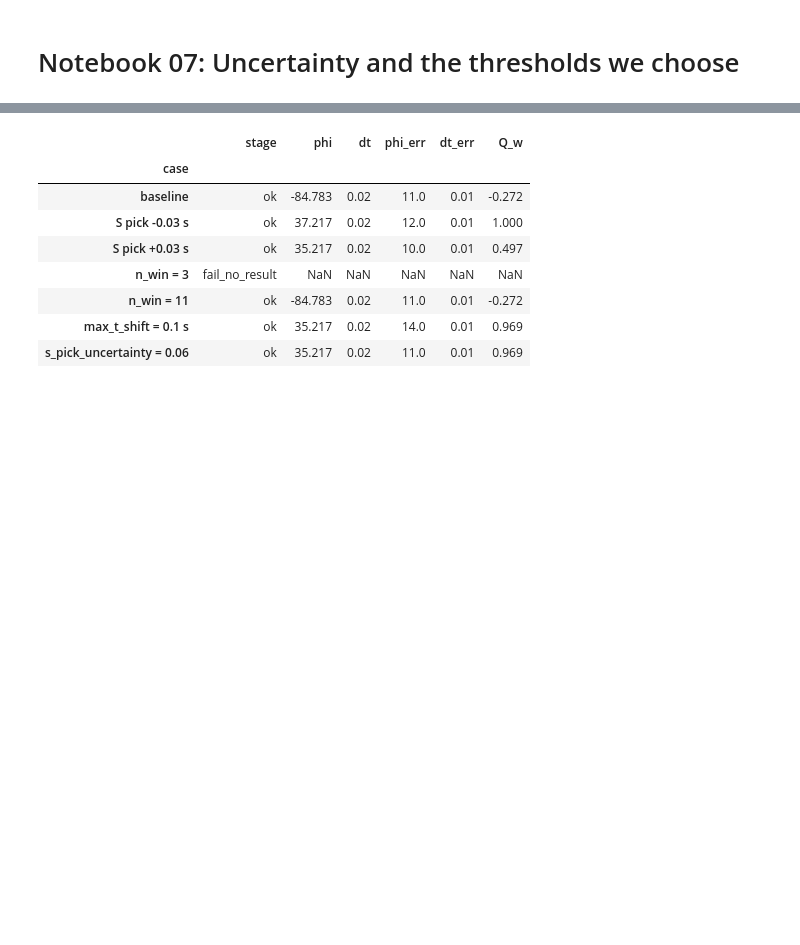
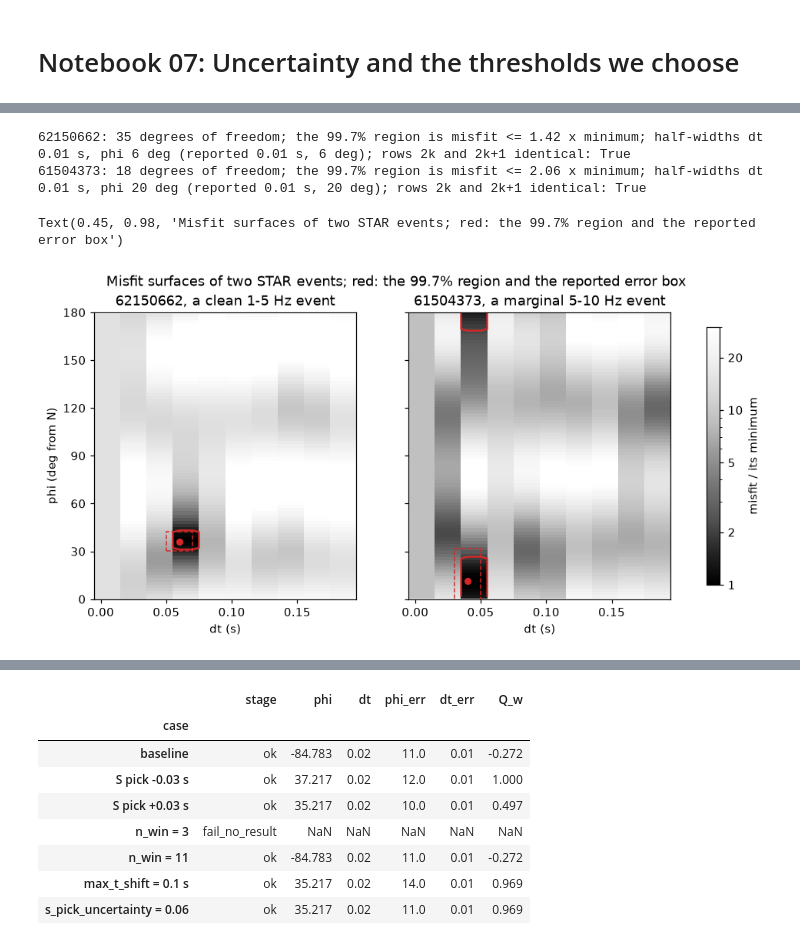
Before and after one commit to mhemmett/rainier-sws-tutorials, a Jupyter notebook: notebooks/07_uncertainty_and_thresholds.ipynb, the cells around one changed output, grey strips where cells are left out. Cells and saved outputs as stored; diff of their text form; code cells hidden in the pictures; blank space fills up the shorter version.

```diff
--- a/notebooks/07_uncertainty_and_thresholds.ipynb
+++ b/notebooks/07_uncertainty_and_thresholds.ipynb
@@ -174,3 +2,0 @@ admit
-# %%
-ax = admit.plot(figsize=(9, 4.5), marker="o"); ax.axvline(45, color="k", ls=":")
-ax.set_ylabel("events admitted by the gate"); ax.set_title("How many events each station would attempt versus the incidence cutoff")
@@ -226,0 +44,15 @@ Finally, the knobs inside a single measurement. Re-measure the figure-3 event wi
+# %%
+STATIONS = ["STAR", "RCM", "MILD"]
+# STAR from the research re-run on true Z/N/E with clipped events removed (oriented=True);
+# RCM and MILD are oriented as their metadata say, and their results did not change
+res = {s: pd.read_csv(paths.station_results_csv(s, oriented=(s == "STAR"))) for s in STATIONS}
+star = res["STAR"]
+ok = quality.successful(star)                       # every STAR measurement that returned a phi and a dt
+kept = quality.post_filtered(star)                  # the ones that pass the post-processing filter
+for df in (ok, kept):
+    df["band"] = df.filter_band.map(BAND_NAMES).fillna("other bands")
+kept["time"] = benchmark.event_times(kept)
+kept["day"] = kept.time.dt.floor(P.block)          # UTC day, as in notebook 03
+for s in STATIONS:
+    f = quality.funnel(res[s])
+    print(f"{s}: {f.attempted} attempted, {f.successful} successful, {f.filtered} pass the post-processing filter")
@@ -226,0 +75,56 @@ Finally, the knobs inside a single measurement. Re-measure the figure-3 event wi
+# %%
+from swspy.splitting import split_windowcheck as swc
+cat = data.load_station_catalog("STAR")
+lat, lon, _ = data.station_coords("STAR")
+
+def misfit_surface(evid):
+    """Re-measure one STAR event and return the misfit surface of the window SWSPy reports, with its 99.7% bound."""
+    row = cat[cat.evid == evid].iloc[0]
+    m = measure.measure_event(row, data.get_event_stream("STAR", row, allow_download=False), "STAR", lat, lon,
+                              incidence_angle=float(star.set_index("evid").loc[evid, "incidence_angle"]))
+    so = m.splitting_object
+    surf = so.phi_dt_grid_best_window["STAR"]          # lambda2 / lambda1: rows are dt, columns phi (from Q, -90 to 90)
+    # the degrees of freedom come from the transverse trace SWSPy used: rotate to the ray frame and cut it the same way
+    lqt = swc._rotate_ZNE_to_LQT(m.stream_filtered.copy(), m.back_azimuth, m.incidence_angle)
+    s = data.to_utc(row.s_time)
+    lqt.trim(s - so.overall_win_start_pre_fast_S_pick, s + so.overall_win_end_post_fast_S_pick + so.max_t_shift_s)
+    dof = swc.calc_dof(lqt.select(channel="??T")[0].data)
+    bound = swc.ftest(surf, dof, alpha=0.003, k=2)    # the 99.7 percent ("3 sigma") level, as SWSPy uses it
+    return dict(m=m, dt=so.lags_labels, phi_Q=so.phis_labels, surf=surf, dof=dof, bound=bound)
+
+def half_widths(s):
+    """SWSPy's dt and phi errors: half the extent of the region below the bound (phi wraps at +-90 degrees)."""
+    inside = s["surf"] <= s["bound"]
+    rows = np.flatnonzero(inside.any(axis=1))
+    dt_err = (rows[-1] - rows[0] + 1) * (s["dt"][1] - s["dt"][0]) / 2
+    cols = np.flatnonzero(np.hstack([inside.any(axis=0)] * 3))
+    phi_err = (inside.shape[1] - (np.diff(cols).max() - 1)) * (s["phi_Q"][1] - s["phi_Q"][0]) / 2
+    return dt_err, phi_err
+
+fig, axes = plt.subplots(1, 2, figsize=(11, 4.4), sharey=True)
+for ax, evid, what in zip(axes, [62150662, 61504373], ["a clean 1-5 Hz event", "a marginal 5-10 Hz event"]):
+    s = misfit_surface(evid); m = s["m"]
+    phi_N = np.mod(s["phi_Q"][:-1] + m.back_azimuth, 180)       # phi from north = phi from Q + back azimuth
+    order = np.argsort(phi_N)
+    z = (s["surf"][:, :-1] / s["surf"].min())[:, order]
+    pc = ax.pcolormesh(s["dt"], phi_N[order], z.T, cmap="Greys_r", shading="nearest",
+                       norm=plt.matplotlib.colors.LogNorm(vmin=1, vmax=30))
+    ax.contour(s["dt"], phi_N[order], (z <= s["bound"] / s["surf"].min()).T.astype(float), levels=[0.5], colors="tab:red", linewidths=1.5)
+    ax.add_patch(plt.Rectangle((m.dt - m.dt_error, m.phi % 180 - m.phi_error), 2 * m.dt_error, 2 * m.phi_error,
+                               fill=False, ec="tab:red", ls="--", lw=1))
+    ax.plot(m.dt, m.phi % 180, "o", color="tab:red", ms=5)
+    ax.set(xlabel="dt (s)", title=f"{evid}, {what}", ylim=(0, 180), yticks=range(0, 181, 30))
+    ax.grid(False)
+    dt_err, phi_err = half_widths(s)
+    print(f"{evid}: {s['dof']:.0f} degrees of freedom; the 99.7% region is misfit <= {s['bound'] / s['surf'].min():.2f} x minimum; "
+          f"half-widths dt {dt_err:.2f} s, phi {phi_err:.0f} deg (reported {m.dt_error:.2f} s, {m.phi_error:.0f} deg); "
+          f"rows 2k and 2k+1 identical: {np.allclose(s['surf'][0::2], s['surf'][1::2])}")
+axes[0].set_ylabel("phi (deg from N)")
+cb = fig.colorbar(pc, ax=axes, label="misfit / its minimum", shrink=0.9)
+cb.set_ticks([1, 2, 5, 10, 20]); cb.ax.yaxis.set_major_formatter(mticker.FormatStrFormatter("%g")); cb.ax.yaxis.set_minor_formatter(mticker.NullFormatter())
+fig.suptitle("Misfit surfaces of two STAR events; red: the 99.7% region and the reported error box", x=0.45)
+# %% [output]
+62150662: 35 degrees of freedom; the 99.7% region is misfit <= 1.42 x minimum; half-widths dt 0.01 s, phi 6 deg (reported 0.01 s, 6 deg); rows 2k and 2k+1 identical: True
+61504373: 18 degrees of freedom; the 99.7% region is misfit <= 2.06 x minimum; half-widths dt 0.01 s, phi 20 deg (reported 0.01 s, 20 deg); rows 2k and 2k+1 identical: True
+Text(0.45, 0.98, 'Misfit surfaces of two STAR events; red: the 99.7% region and the reported error box')
+[figure, added]
```
Also changed, not shown: parts of 119 cells of this notebook, 2 other files.
